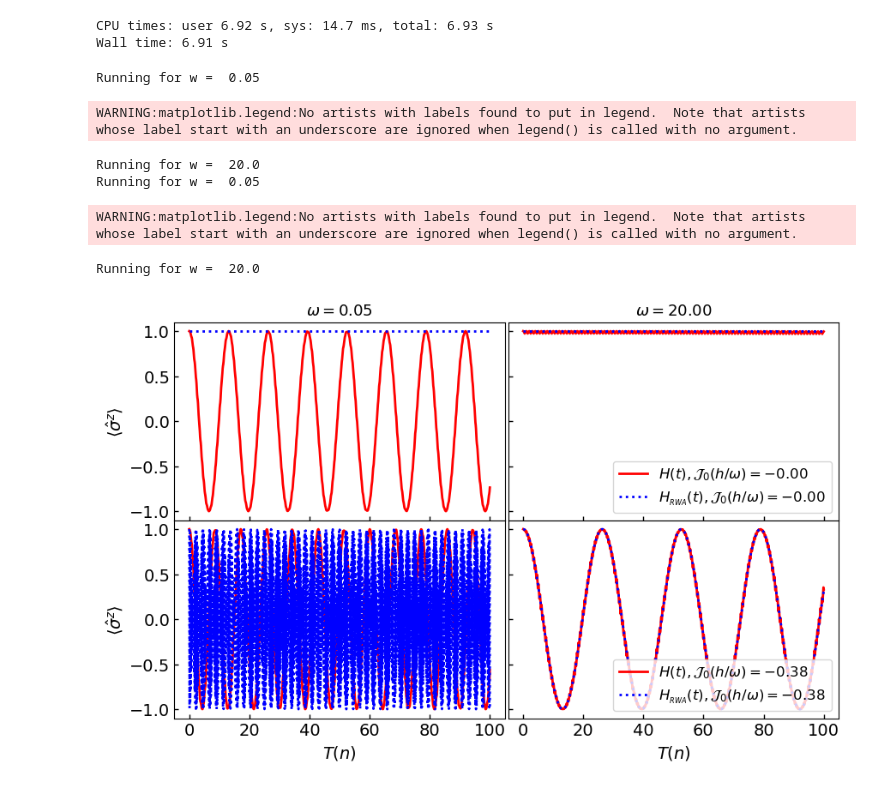
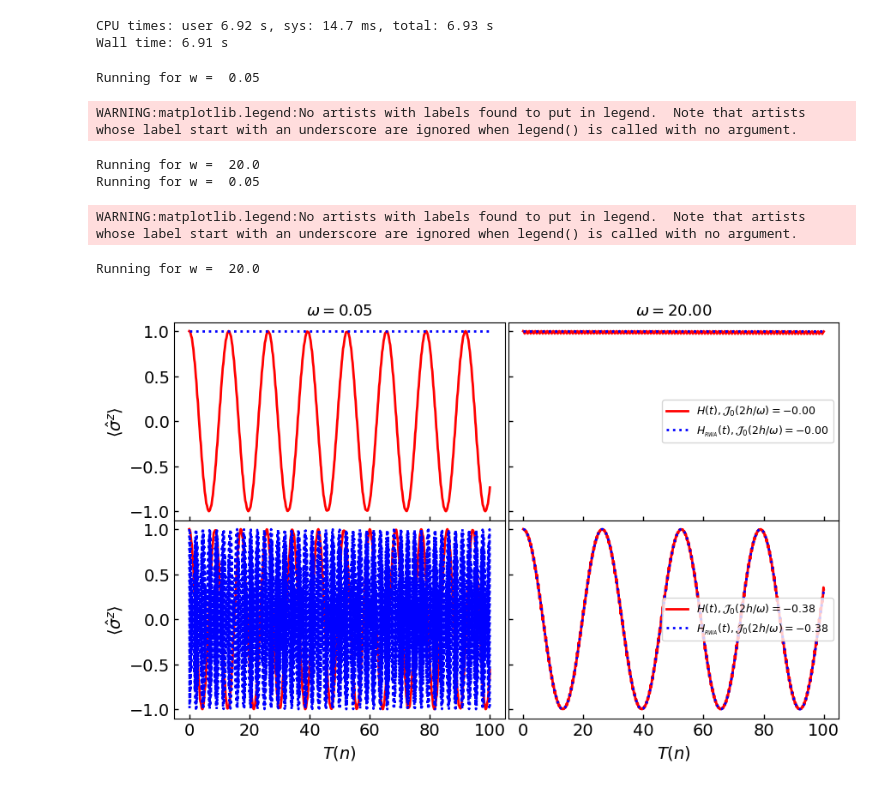
Before and after one commit to rahmahi/Chimera_Time_Crystal, a Jupyter notebook: chimera_codes_for_referee_etc/chimera_referee1/model_rwa.ipynb, the cells around one changed output. Drawn from its saved outputs; the diff is of its cells as text; code cells hidden in the pictures.

```diff
--- a/chimera_codes_for_referee_etc/chimera_referee1/model_rwa.ipynb
+++ b/chimera_codes_for_referee_etc/chimera_referee1/model_rwa.ipynb
@@ -239,11 +239,11 @@ if __name__ == '__main__':
             data_exact = np.array(run_dynm_exact(h,w,Delta, nt, steps))
             data_rwa = np.array(run_dynm_rwa(h,w,Delta, nt, steps))
 
-            lbl11 = r"$H(t), \mathcal{{J}}_0(h/\omega) =$"
+            lbl11 = r"$H(t), \mathcal{{J}}_0(2h/\omega) =$"
             lbl12 = fr"${jv(0,fr):1.2f}$"
 
             lbl1 = lbl11 + lbl12
-            lbl21 = fr"$H_{{_{{RWA}}}}(t), \mathcal{{J}}_0(h/\omega) =$"
+            lbl21 = fr"$H_{{_{{RWA}}}}(t), \mathcal{{J}}_0(2h/\omega) =$"
             lbl22 = fr"${jv(0,fr):1.2f}$"
             lbl2 = lbl21 + lbl22
 
@@ -255,32 +255,32 @@ if __name__ == '__main__':
 
             axs[q][p].set_xlabel(r"$T(n)$")
             axs[q][0].set_ylabel(r"$\langle \hat{\sigma}^z\rangle$")
             axs[q][p].tick_params(which='both', axis="x", direction="in", width= 1.0)
             axs[q][p].tick_params(which='both', axis="y", direction="in", width= 1.0)
 
             times = data_rwa[1]
             axs[q][p].plot(times/T,data_rwa[0][0], label=lbl[1], linewidth =2, linestyle ='dotted', color = 'blue')
 
             #plt.title(r'$S_x$ Dynamics_TSS: $\omega$=90 Spin =  $%4d$'%N)
             axs[q][p].set_xlabel(r"$T(n)$")
             #axs[1].set_ylabel(r"$\langle S_x\rangle$")
             axs[q][p].tick_params(which='both', axis="x", direction="in", width= 1.0)
             axs[q][p].tick_params(which='both', axis="y", direction="in", width= 1.0)
 
-            axs[q][1].legend(loc = 4, frameon=True, fontsize =12)
+            axs[q][1].legend(loc = 5, frameon=True, fontsize =9)
 
             axs[0][p].set_title(fr"$\omega = {w:1.2f}$", fontsize = 13)
         #plt.ylim(0,1.1)
 
     figname = "rwa_vs_exact_w_low_n_high_frz_nfrz.pdf"
     plt.savefig(figname, bbox_inches='tight', pad_inches=0.0)
 
     plt.show()
 # %% [output]
 Running for w =  0.05
 WARNING:matplotlib.legend:No artists with labels found to put in legend.  Note that artists whose label start with an underscore are ignored when legend() is called with no argument.
 Running for w =  20.0
 Running for w =  0.05
 WARNING:matplotlib.legend:No artists with labels found to put in legend.  Note that artists whose label start with an underscore are ignored when legend() is called with no argument.
 Running for w =  20.0
-[figure, old version]
+[figure, new version]
```
Also changed, not shown: parts of 1 cell of this notebook, 5 other files.
